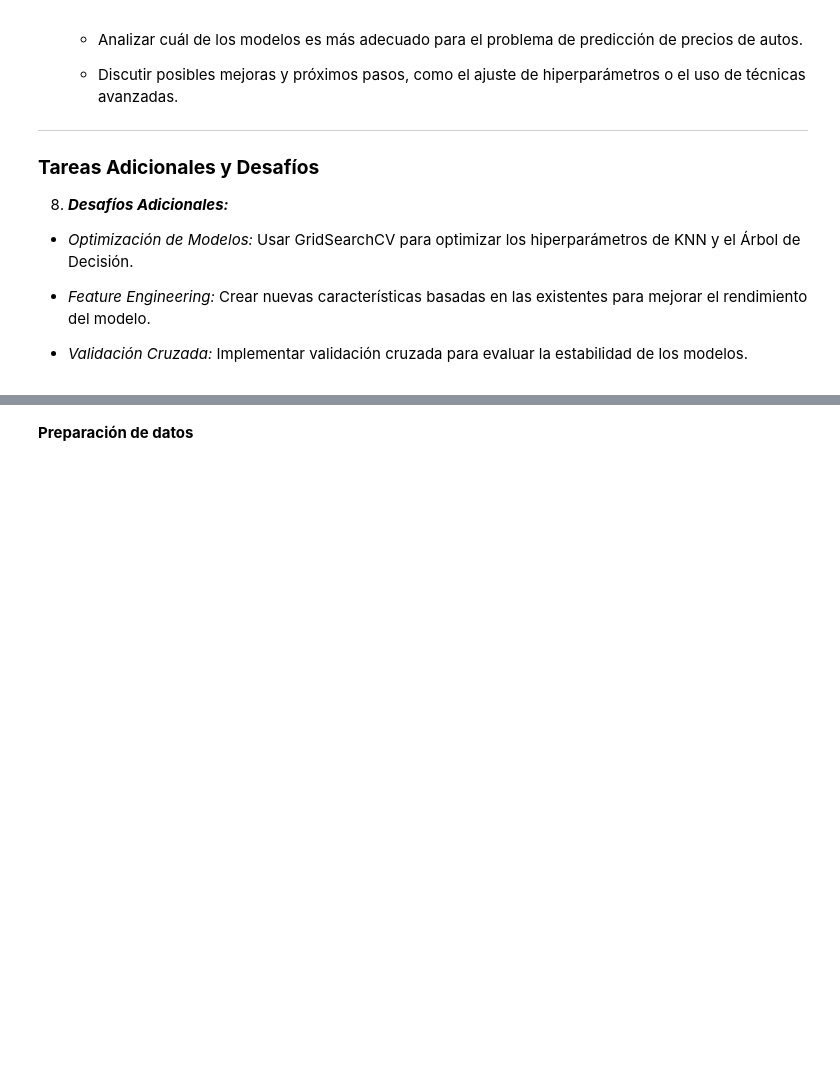
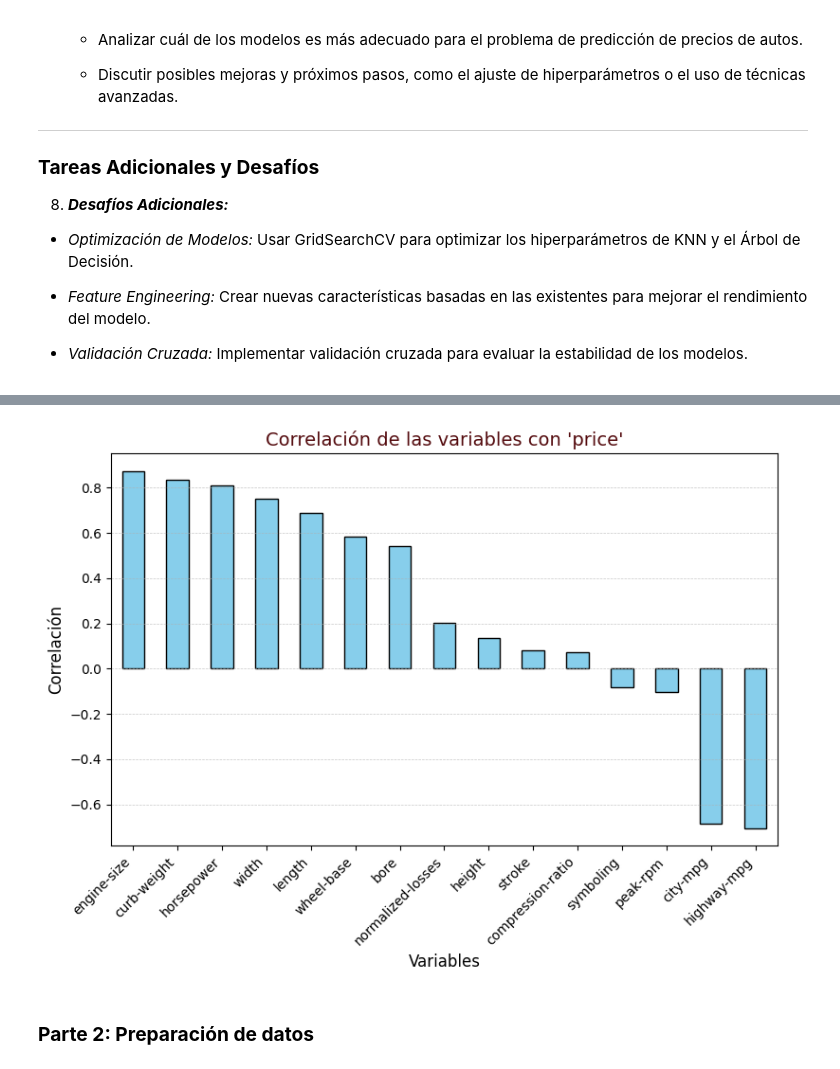
Before and after one commit to aemorel/CodingDojo, a Jupyter notebook: Módulo_2_ML/Tareas_ML/Andrea_Echague_Pred_Autos.ipynb, the cells around one changed output, grey strips where cells are left out. Cells and saved outputs as stored; diff of their text form; code cells hidden in the pictures; blank space fills up the shorter version.

```diff
--- a/Módulo_2_ML/Tareas_ML/Andrea_Echague_Pred_Autos.ipynb
+++ b/Módulo_2_ML/Tareas_ML/Andrea_Echague_Pred_Autos.ipynb
@@ -258,0 +216,66 @@ highway-mpg           1.000000
+# %%
+# Diccionario con los tipos de datos para cada columna
+data_types = {
+    'symboling': 'int64',
+    'normalized-losses': 'float64',  # Convierte '?' a NaN si es necesario
+    'make': 'category',
+    'fuel-type': 'category',
+    'aspiration': 'category',
+    'num-of-doors': 'category',
+    'body-style': 'category',
+    'drive-wheels': 'category',
+    'engine-location': 'category',
+    'wheel-base': 'float64',
+    'length': 'float64',
+    'width': 'float64',
+    'height': 'float64',
+    'curb-weight': 'int64',
+    'engine-type': 'category',
+    'num-of-cylinders': 'category',
+    'engine-size': 'int64',
+    'fuel-system': 'category',
+    'bore': 'float64',
+    'stroke': 'float64',
+    'compression-ratio': 'float64',
+    'horsepower': 'float64',
+    'peak-rpm': 'float64',
+    'city-mpg': 'int64',
+    'highway-mpg': 'int64',
+    'price': 'float64'  # Asegúrate de manejar valores nulos si hay precios faltantes
+}
+
+# Aplicar los tipos de datos al DataFrame
+for column, dtype in data_types.items():
+    # Convierte cada columna al tipo especificado
+    auto_data[column] = pd.to_numeric(auto_data[column], errors='coerce') if dtype in ['float64', 'int64'] else auto_data[column].astype(dtype)
+
+# Verificar los nuevos tipos de datos
+print("\nTipos de datos actualizados:\n")
+print(auto_data.dtypes)
+
+# Verificar y convertir la columna 'price' a numérica
+if 'price' in auto_data.columns:
+    auto_data['price'] = pd.to_numeric(auto_data['price'], errors='coerce')
+
+# Seleccionar las columnas numéricas
+numeric_data = auto_data.select_dtypes(include=["float64", "int64"])
+
+# Calcular las correlaciones con 'price' y ordenarlas
+if 'price' in numeric_data.columns:
+    print("\nCorrelaciones de las variables numéricas con 'price':\n")
+    price_correlations = numeric_data.corr(numeric_only=True)['price'].sort_values(ascending=False)
+    print(price_correlations)
+
+    # Visualizar las correlaciones de forma gráfica
+    plt.figure(figsize=(8, 6))
+    price_correlations.drop('price').plot(kind='bar', color="#87CEEB", edgecolor='black')
+    plt.title("Correlación de las variables con 'price'", fontsize=14, color="#540b0e")
+    plt.xlabel("Variables", fontsize=12)
+    plt.ylabel("Correlación", fontsize=12)
+    plt.xticks(rotation=45, ha='right')
+    plt.grid(axis='y', linestyle='--', linewidth=0.5, alpha=0.7)
+    plt.tight_layout()
+    plt.show()
+else:
+    print("La columna 'price' no está presente en las columnas numéricas.")
+# %% [output]
@@ -259,2 +299,3 @@ highway-mpg           1.000000
+[figure, added]
 # %% [markdown]
-**Preparación de datos**
+### **Parte 2: Preparación de datos**
```
Also changed, not shown: parts of 12 cells of this notebook.
